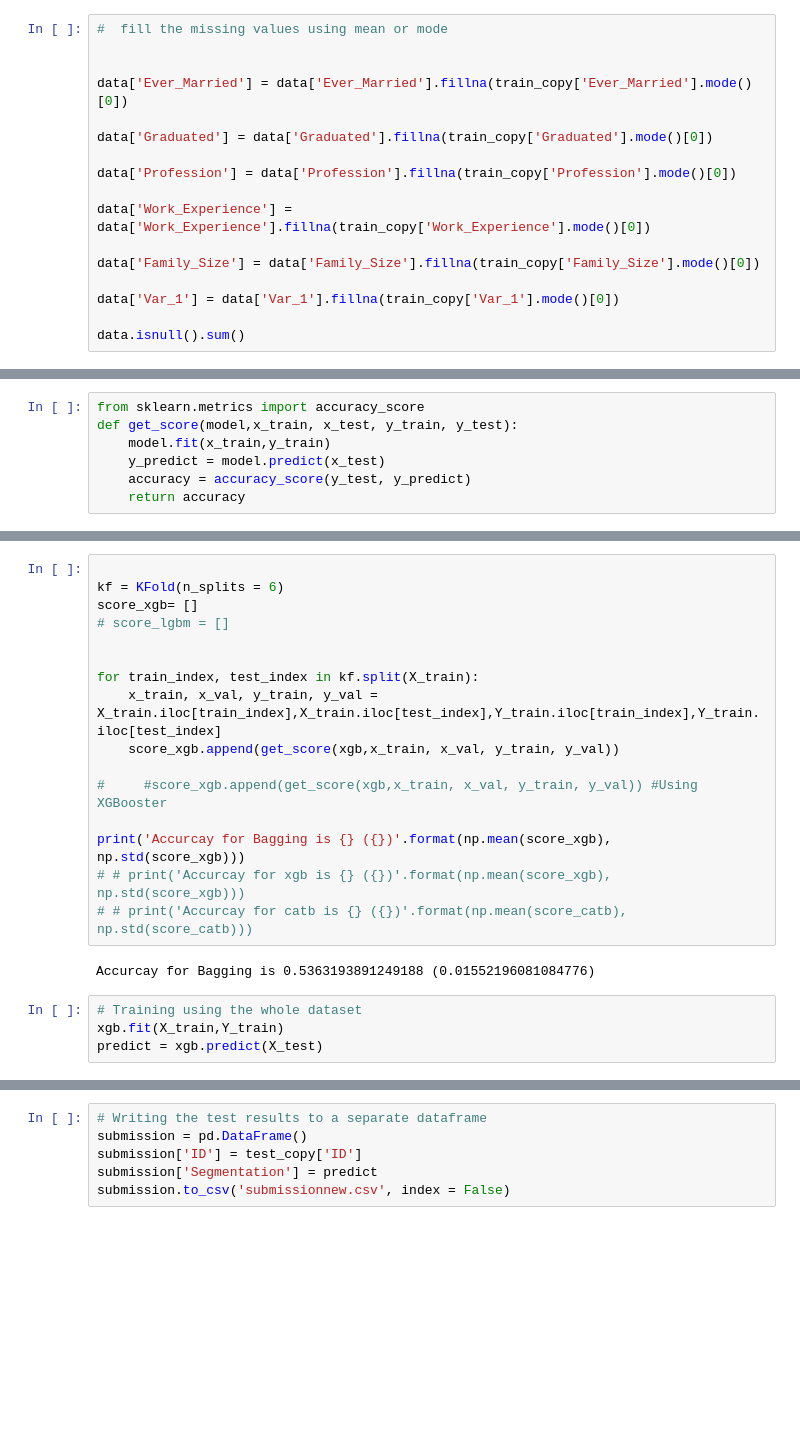
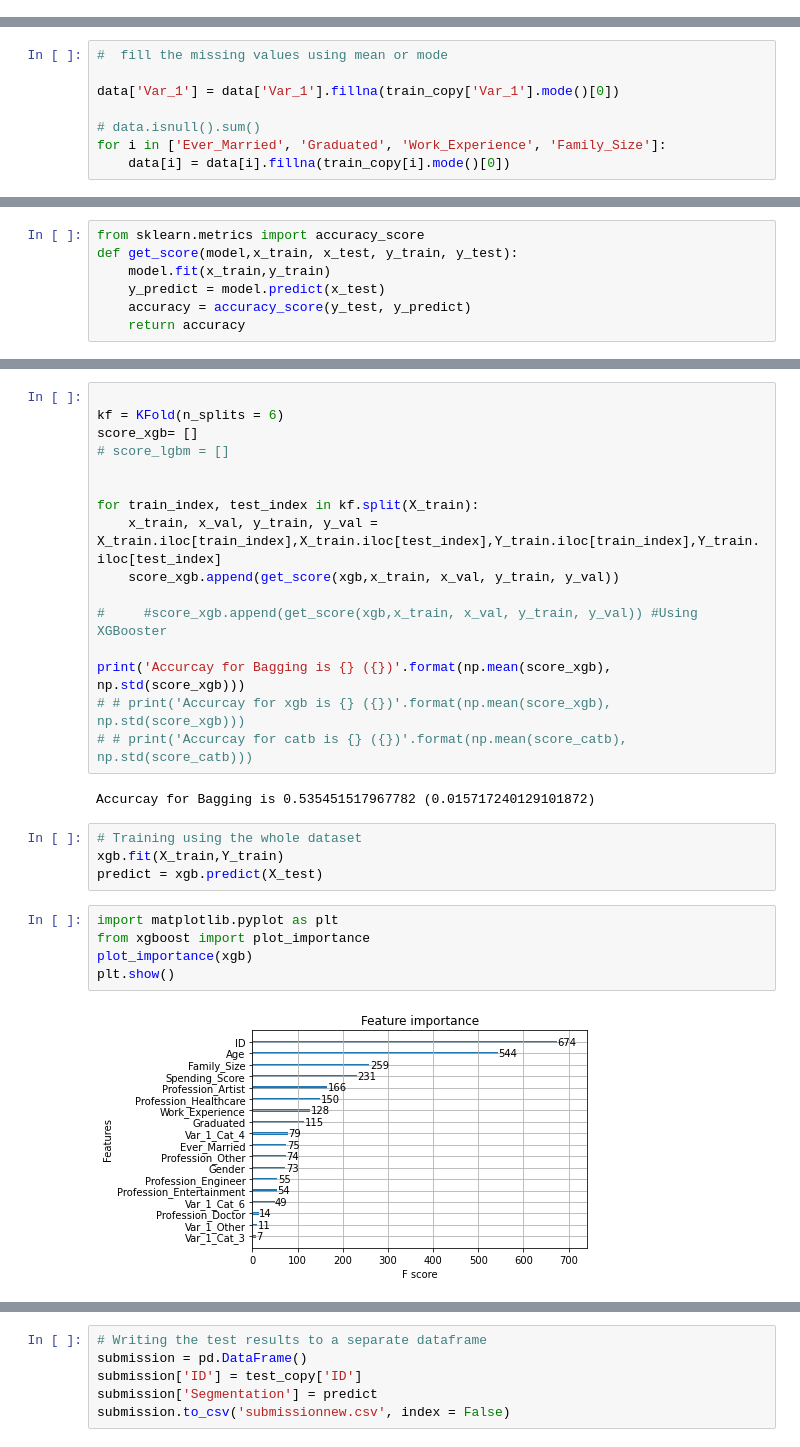
Before and after one commit to Baneeishaque/Janatahack-Customer-Segmentation3, a Jupyter notebook: machine_test.ipynb, the cells around one changed output, grey strips where cells are left out. Drawn from its saved outputs; the diff is of its cells as text; blank space fills up the shorter version.

Commit message:
Plots

```diff
--- a/machine_test.ipynb
+++ b/machine_test.ipynb
@@ -102,20 +101,3 @@ Family_Size        335
 Var_1               76
 train                0
 dtype: int64
-# %%
-#  fill the missing values using mean or mode
-
-
-data['Ever_Married'] = data['Ever_Married'].fillna(train_copy['Ever_Married'].mode()[0])
-
-data['Graduated'] = data['Graduated'].fillna(train_copy['Graduated'].mode()[0])
-
-data['Profession'] = data['Profession'].fillna(train_copy['Profession'].mode()[0])
-
-data['Work_Experience'] = data['Work_Experience'].fillna(train_copy['Work_Experience'].mode()[0])
-
-data['Family_Size'] = data['Family_Size'].fillna(train_copy['Family_Size'].mode()[0])
-
-data['Var_1'] = data['Var_1'].fillna(train_copy['Var_1'].mode()[0])
-
-data.isnull().sum()
@@ -135,3 +104,11 @@ dtype: int64
+# %%
+#  fill the missing values using mean or mode
+
+data['Var_1'] = data['Var_1'].fillna(train_copy['Var_1'].mode()[0])
+
+# data.isnull().sum()
+for i in ['Ever_Married', 'Graduated', 'Work_Experience', 'Family_Size']:
+    data[i] = data[i].fillna(train_copy[i].mode()[0])
 # %%
 data.head()
 # %% [output]
@@ -323,11 +294,18 @@ print('Accurcay for Bagging is {} ({})'.format(np.mean(score_xgb), np.std(score_
 # # print('Accurcay for xgb is {} ({})'.format(np.mean(score_xgb), np.std(score_xgb)))
 # # print('Accurcay for catb is {} ({})'.format(np.mean(score_catb), np.std(score_catb)))
 # %% [output]
-Accurcay for Bagging is 0.5363193891249188 (0.01552196081084776)
+Accurcay for Bagging is 0.535451517967782 (0.015717240129101872)
 # %%
 # Training using the whole dataset
 xgb.fit(X_train,Y_train)
 predict = xgb.predict(X_test)
+# %%
+import matplotlib.pyplot as plt
+from xgboost import plot_importance
+plot_importance(xgb)
+plt.show()
+# %% [output]
+[figure, added]
 # %%
 predict
 # %% [output]
```
Also changed, not shown: parts of 4 cells of this notebook.
